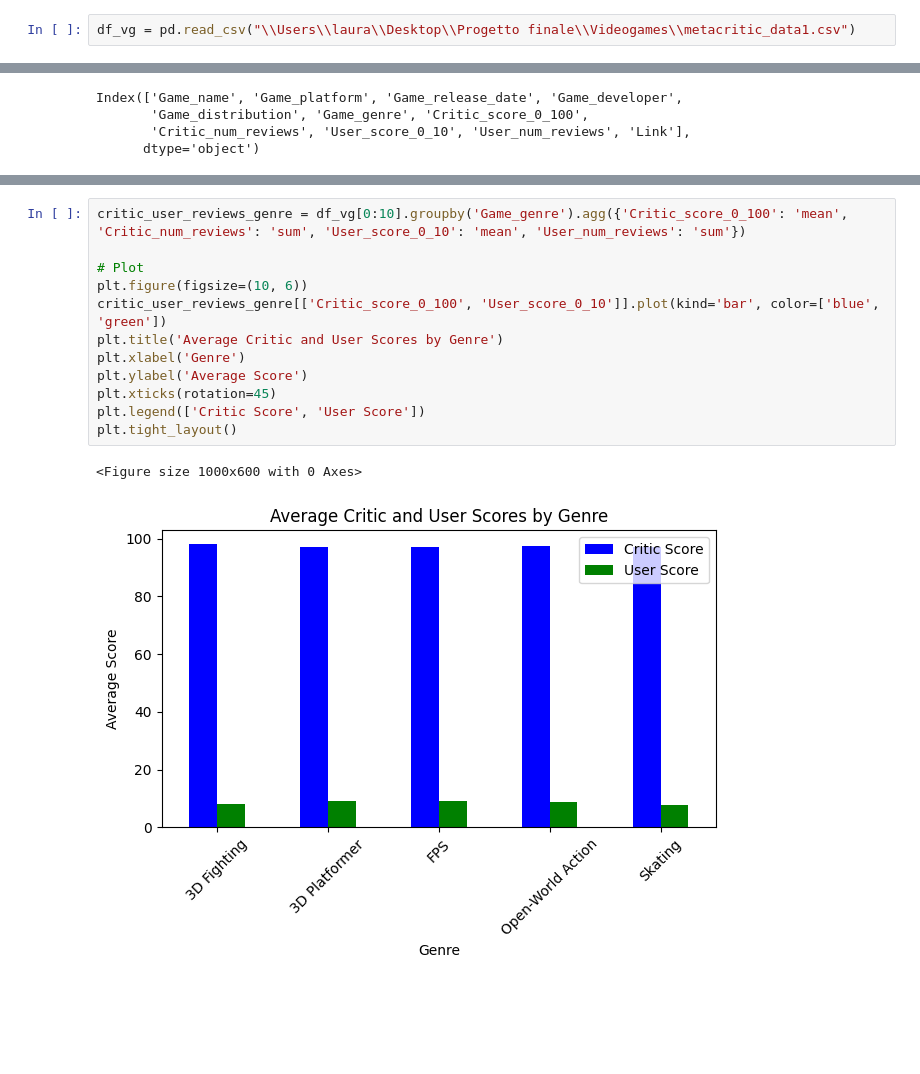
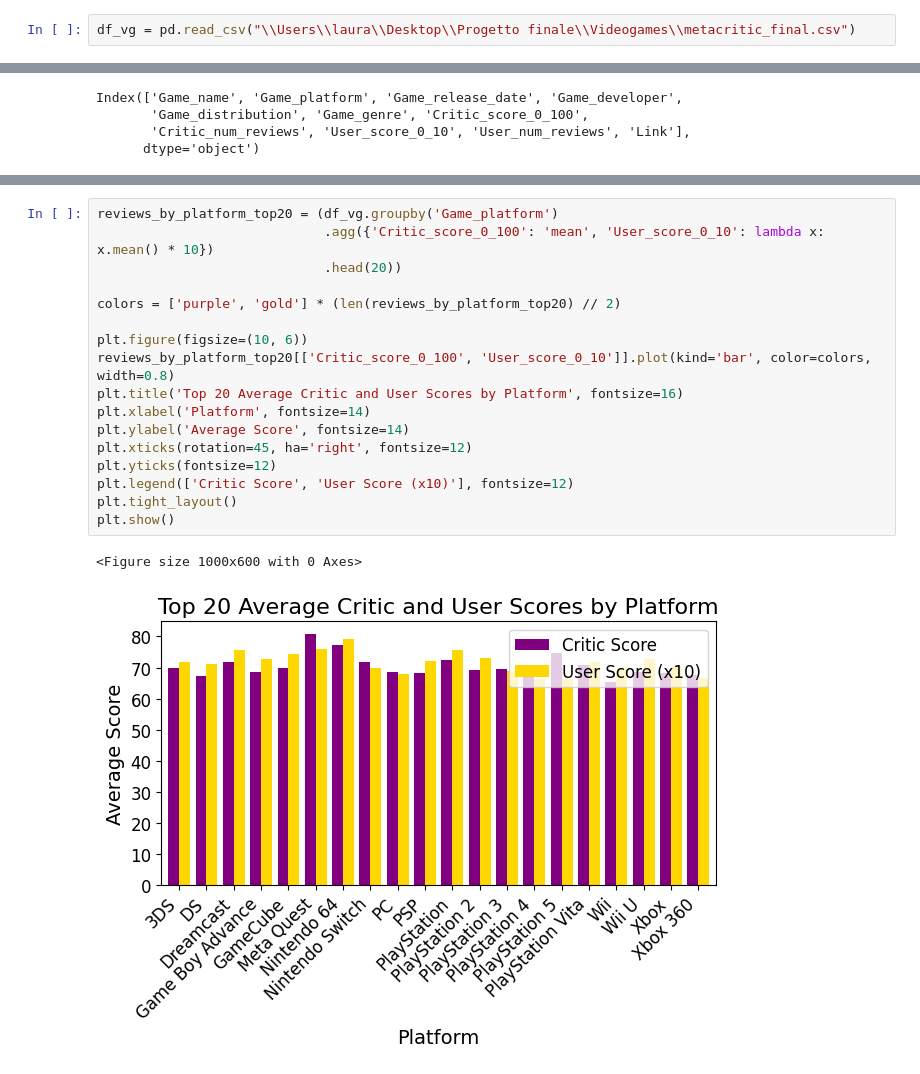
Before and after one commit to laurascocco/Videogames-Analysis, a Jupyter notebook: metacritic__data_analysis.ipynb, the cells around one changed output, grey strips where cells are left out. Cells and saved outputs as stored; diff of their text form; blank space fills up the shorter version.

```diff
--- a/metacritic__data_analysis.ipynb
+++ b/metacritic__data_analysis.ipynb
@@ -6,5 +7,5 @@ import seaborn as sns
 # %%
-df_vg = pd.read_csv("\\Users\\laura\\Desktop\\Progetto finale\\Videogames\\metacritic_data1.csv")
+df_vg = pd.read_csv("\\Users\\laura\\Desktop\\Progetto finale\\Videogames\\metacritic_final.csv")
 # %%
 df_vg
 # %% [output]
@@ -257,16 +331,21 @@ total_reviews_user_distribution
 # %%
-critic_user_reviews_genre = df_vg[0:10].groupby('Game_genre').agg({'Critic_score_0_100': 'mean', 'Critic_num_reviews': 'sum', 'User_score_0_10': 'mean', 'User_num_reviews': 'sum'})
+reviews_by_platform_top20 = (df_vg.groupby('Game_platform')
+                             .agg({'Critic_score_0_100': 'mean', 'User_score_0_10': lambda x: x.mean() * 10})
+                             .head(20))
 
-# Plot
+colors = ['purple', 'gold'] * (len(reviews_by_platform_top20) // 2)
+
 plt.figure(figsize=(10, 6))
-critic_user_reviews_genre[['Critic_score_0_100', 'User_score_0_10']].plot(kind='bar', color=['blue', 'green'])
-plt.title('Average Critic and User Scores by Genre')
-plt.xlabel('Genre')
-plt.ylabel('Average Score')
-plt.xticks(rotation=45)
-plt.legend(['Critic Score', 'User Score'])
+reviews_by_platform_top20[['Critic_score_0_100', 'User_score_0_10']].plot(kind='bar', color=colors, width=0.8)
+plt.title('Top 20 Average Critic and User Scores by Platform', fontsize=16)
+plt.xlabel('Platform', fontsize=14)
+plt.ylabel('Average Score', fontsize=14)
+plt.xticks(rotation=45, ha='right', fontsize=12)
+plt.yticks(fontsize=12)
+plt.legend(['Critic Score', 'User Score (x10)'], fontsize=12)
 plt.tight_layout()
+plt.show()
 # %% [output]
 <Figure size 1000x600 with 0 Axes>
-[figure, old version]
+[figure, new version]
 # %%
```
Also changed, not shown: parts of 59 cells of this notebook, 7 other files.
